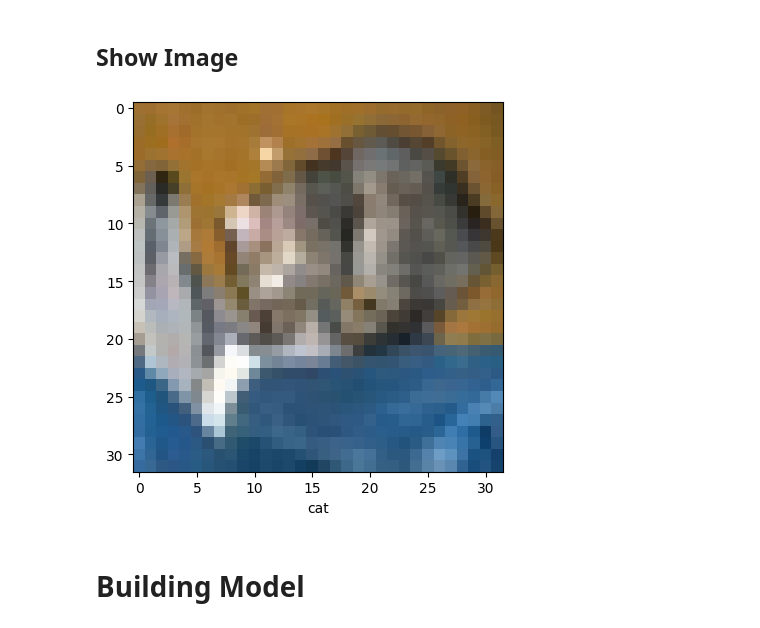
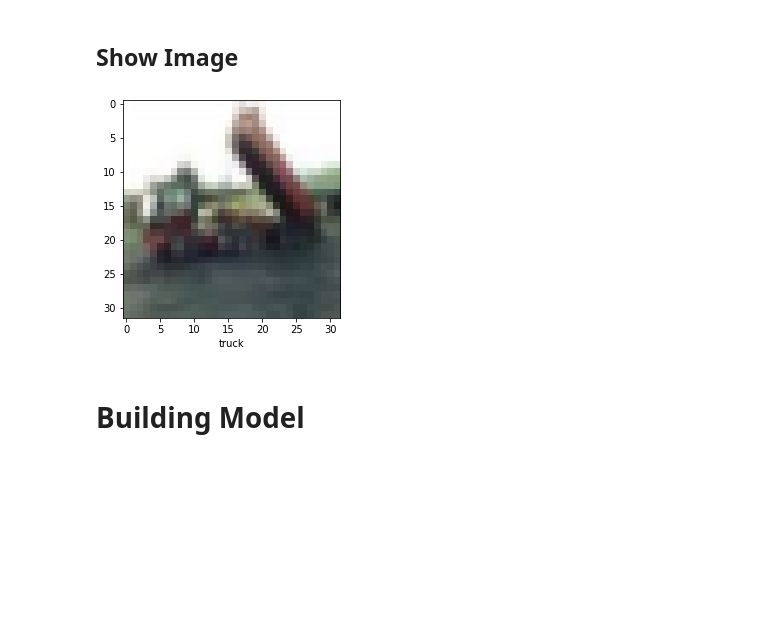
Before and after one commit to HeavenEvolved/MachineLearning, a Jupyter notebook: TensorFlow/CIFAR_CNN.ipynb, the cells around one changed output. Drawn from its saved outputs; the diff is of its cells as text; code cells hidden in the pictures; blank space fills up the shorter version.

```diff
--- a/TensorFlow/CIFAR_CNN.ipynb
+++ b/TensorFlow/CIFAR_CNN.ipynb
@@ -33,15 +48,15 @@ class_names = ['airplane', 'automobile', 'bird', 'cat', 'deer', 'dog', 'frog', '
 # %% [markdown]
 ## **Show Image**
 # %%
-img_selector = 0
+img_selector = 2
 
-plt.imshow(test_images[img_selector], cmap= plt.cm.binary)
+plt.imshow(train_images[img_selector], cmap= plt.cm.binary)
 
-plt.xlabel(class_names[test_labels[img_selector][0]])
+plt.xlabel(class_names[train_labels[img_selector][0]])
 
 plt.show()
 # %% [output]
-[figure, old version]
+[figure, new version]
 # %% [markdown]
 # **Building Model**
 # %%
```
Also changed, not shown: parts of 23 cells of this notebook.
